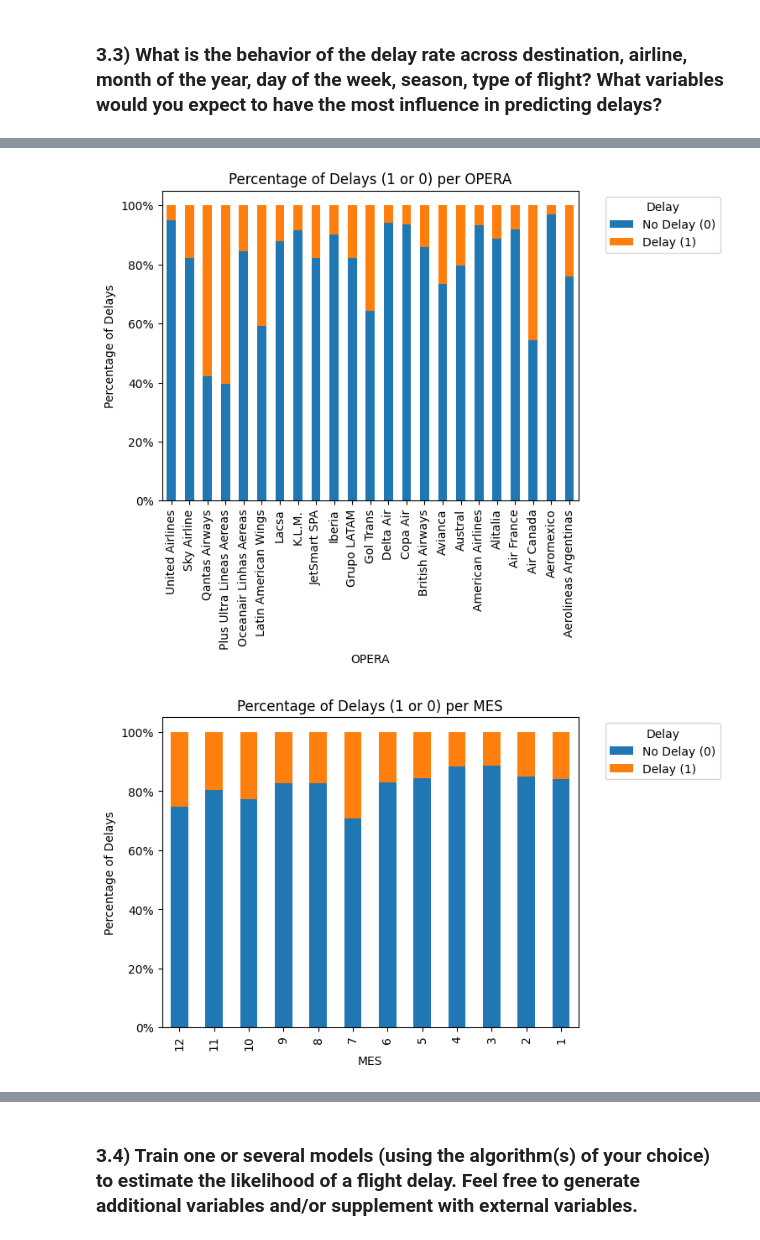
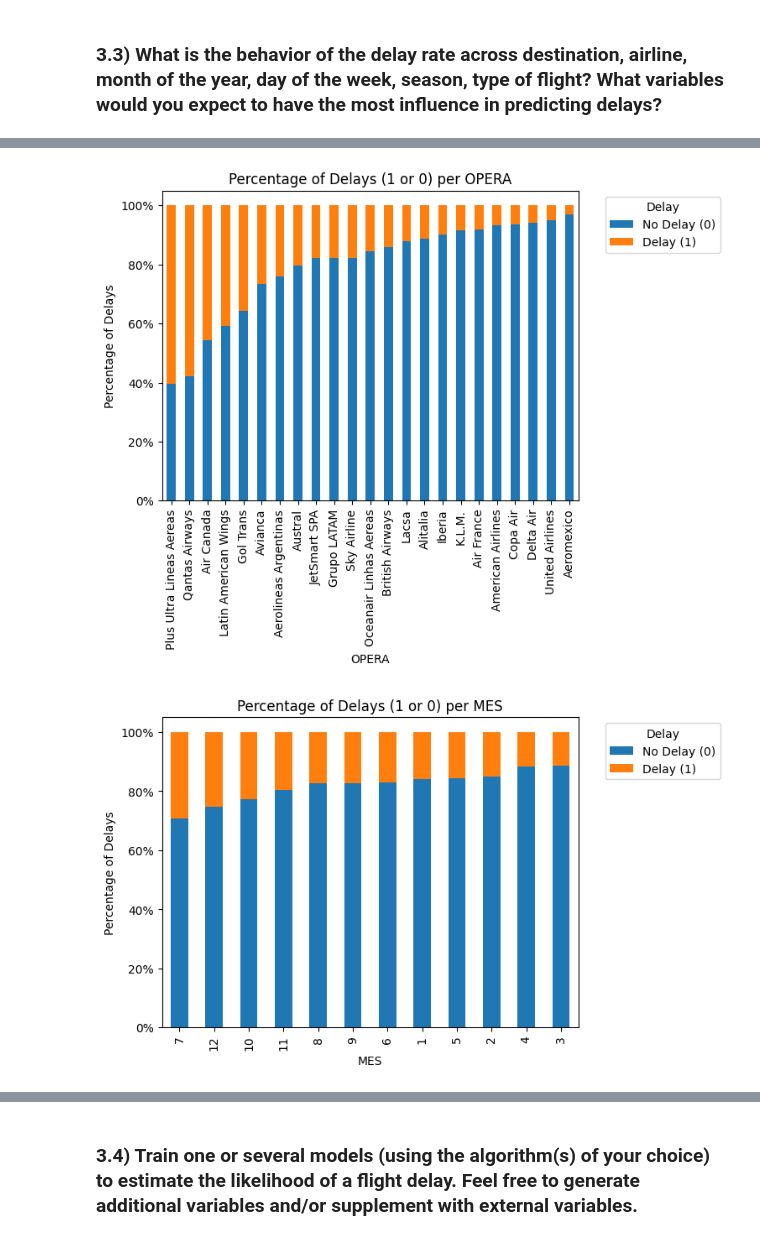
Before and after one commit to jekasores/latam_ds_challenge, a Jupyter notebook: solution.ipynb, the cells around one changed output, grey strips where cells are left out. Cells and saved outputs as stored; diff of their text form; code cells hidden in the pictures.

```diff
--- a/solution.ipynb
+++ b/solution.ipynb
@@ -457,14 +473,14 @@ df['min_diff'].hist()
 def plot_stacked_barplot(x, y):
     # Group the DataFrame by the 'weekdays' column and calculate the percentage of delays (1 or 0) in each group
     grouped_data = df.groupby(y)[x].value_counts(normalize=True).unstack().fillna(0)
-    grouped_data = grouped_data.sort_values(y, ascending=False)
-    #grouped_data = df.groupby('DIANOM')['delay_15'].value_counts(normalize=True).unstack().fillna(0)
+    grouped_data['Total Proportion'] = grouped_data[1]
+    grouped_data = grouped_data.sort_values('Total Proportion', ascending=False).drop('Total Proportion', axis=1)
 
     # Plot the grouped bar plot with normalized values
     grouped_data.plot(kind='bar', stacked=True)
     plt.xlabel(y)
     plt.ylabel('Percentage of Delays')
-    #plt.title('Percentage of Delays (1 or 0) per Weekday')
+    #plt.figure(figsize=(10,6))
     plt.title('Percentage of Delays (1 or 0) per '+y)
     plt.legend(title='Delay', labels=['No Delay (0)', 'Delay (1)'], bbox_to_anchor=(1.05, 1), loc='upper left')
     plt.gca().yaxis.set_major_formatter('{:.0%}'.format)  # Format y-axis as percentage
@@ -472,9 +488,9 @@ def plot_stacked_barplot(x, y):
 # %%
 #Plot features with percentage of delays
 data_label = 'delay_15'
-features_for_analysis = ['OPERA', 'MES', 'DIANOM', 'high_season', 'TIPOVUELO']
+features_for_analysis = ['OPERA', 'MES', 'DIANOM', 'high_season', 'TIPOVUELO', 'Des-O']
 for feature in features_for_analysis:
     plot_stacked_barplot(data_label, feature)
 # %% [output]
-[figure, old version]
+[figure, new version]
-[figure, old version]
+[figure, new version]
```
Also changed, not shown: parts of 3 cells of this notebook.
